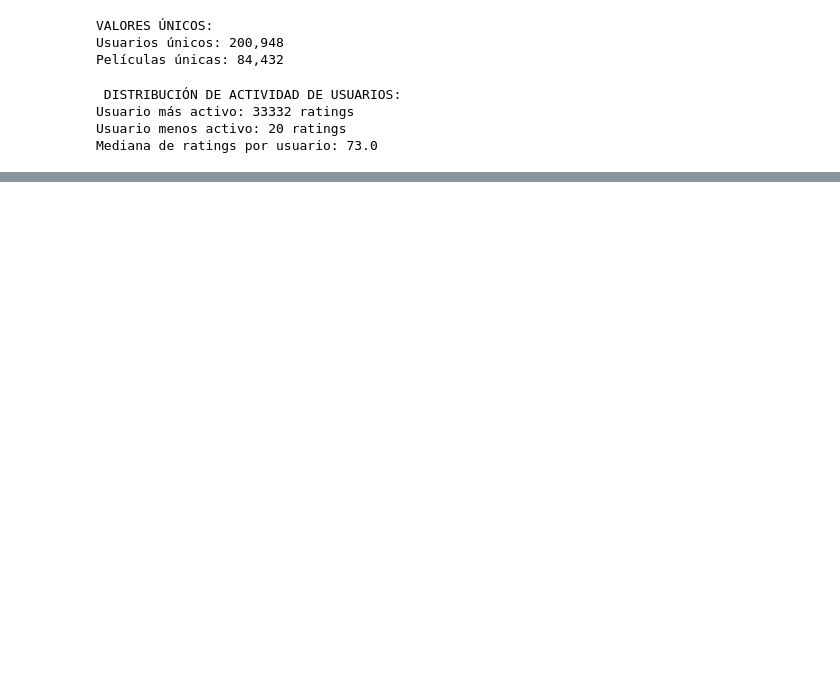
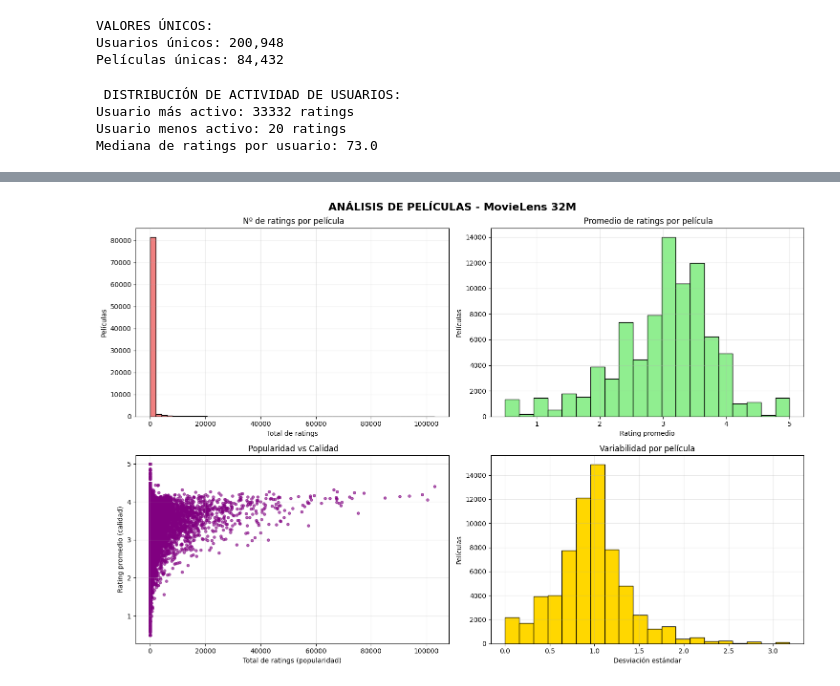
Before and after one commit to magy509/ingenieropg80.Proyecto_final_madre, a Jupyter notebook: src/eda.ipynb, the cells around one changed output, grey strips where cells are left out. Cells and saved outputs as stored; diff of their text form; code cells hidden in the pictures; blank space fills up the shorter version.

```diff
--- a/src/eda.ipynb
+++ b/src/eda.ipynb
@@ -75,6 +51,0 @@ Años cubiertos: 1995 - 2023
-# %%
-# elimina la columna timestamp
-ratings.drop(columns=['timestamp'], inplace=True)
-
-# Verificar
-print(ratings.head())
@@ -120,0 +73,10 @@ Mediana de ratings por película: 5.0
+# %%
+# Features de PELÍCULA
+
+movie_features = ratings.groupby('movieId').agg(
+    total_ratings=('rating', 'count'),
+    avg_rating=('rating', 'mean'),
+    std_rating=('rating', 'std')).reset_index()
+
+print(" Features de películas (primeras filas):")
+print(movie_features.head())
@@ -120,0 +91,39 @@ Mediana de ratings por película: 5.0
+# %%
+# Visualizaciones
+
+fig, axes = plt.subplots(2, 2, figsize=(15, 10))
+fig.suptitle('ANÁLISIS DE PELÍCULAS - MovieLens 32M', fontsize=16, fontweight='bold')
+
+# 1. Distribución de cantidad de ratings por película
+axes[0,0].hist(movie_features['total_ratings'], bins=50, color='lightcoral', edgecolor='black')
+axes[0,0].set_title(' Nº de ratings por película')
+axes[0,0].set_xlabel('Total de ratings')
+axes[0,0].set_ylabel('Películas')
+axes[0,0].grid(True, alpha=0.3)
+
+# 2. Distribución del rating promedio por película
+axes[0,1].hist(movie_features['avg_rating'], bins=20, color='lightgreen', edgecolor='black')
+axes[0,1].set_title(' Promedio de ratings por película')
+axes[0,1].set_xlabel('Rating promedio')
+axes[0,1].set_ylabel('Películas')
+axes[0,1].grid(True, alpha=0.3)
+
+# 3. Relación popularidad-calidad
+axes[1,0].scatter(movie_features['total_ratings'], movie_features['avg_rating'],
+                  alpha=0.6, s=15, color='purple')
+axes[1,0].set_title(' Popularidad vs Calidad')
+axes[1,0].set_xlabel('Total de ratings (popularidad)')
+axes[1,0].set_ylabel('Rating promedio (calidad)')
+axes[1,0].grid(True, alpha=0.3)
+
+# 4. Variabilidad de ratings por película
+axes[1,1].hist(movie_features['std_rating'].dropna(), bins=20, color='gold', edgecolor='black')
+axes[1,1].set_title('Variabilidad por película')
+axes[1,1].set_xlabel('Desviación estándar')
+axes[1,1].set_ylabel('Películas')
+axes[1,1].grid(True, alpha=0.3)
+
+plt.tight_layout()
+plt.show()
+# %% [output]
+[figure, added]
```
Also changed, not shown: parts of 15 cells of this notebook, 2 other files.
